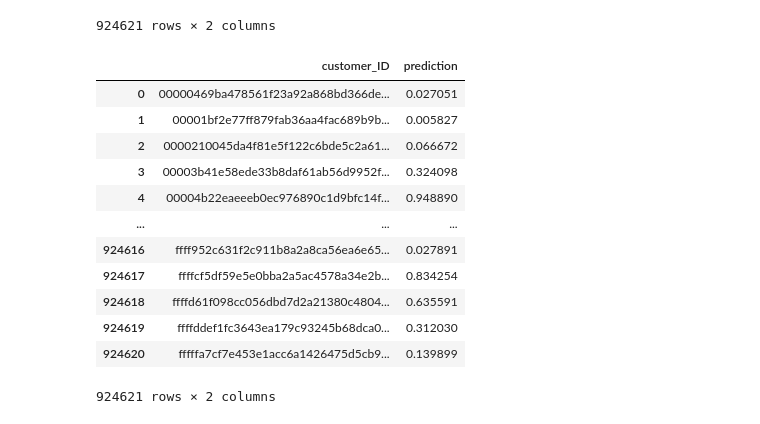
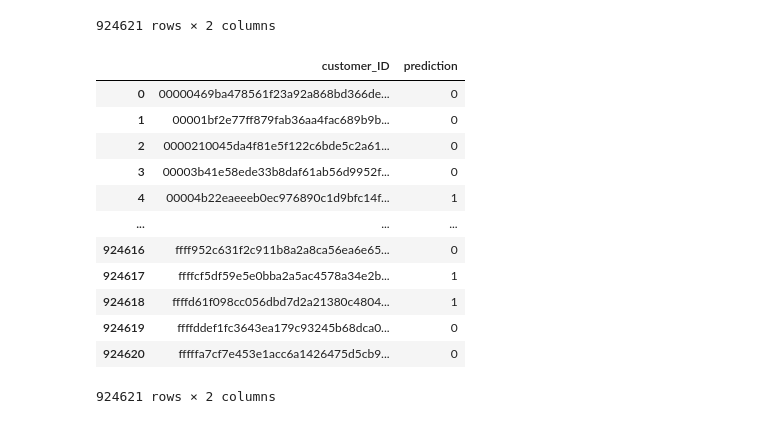
Before and after one commit to Roshinie/kaggle-amex-prediction, a Jupyter notebook: ml-project-modelling.ipynb, the cells around one changed output. Saved outputs shown, nothing was run; the diff lists cells and outputs as text; code cells hidden in the pictures.

Commit message:
Kaggle Notebook | ML Project - Modelling | Version 2

```diff
--- a/ml-project-modelling.ipynb
+++ b/ml-project-modelling.ipynb
@@ -337,9 +321,11 @@ X_test_scale = scaler.transform(X_test)
 # %%
 #Import svm model
 from sklearn import svm
+from sklearn.linear_model import SGDClassifier
 
 #Create a svm Classifier
-svm_model = svm.SVC(kernel='linear') # Linear Kernel
+# svm_model = svm.SVC(kernel='linear') # Linear Kernel
+svm_model = SGDClassifier(loss="log", penalty="l2")
 
 #Train the model using the training sets
 svm_model.fit(X_train_scale,y_train)
@@ -542,10 +518,11 @@ df_test_new_feat = pd.concat([df_test_miss, df_avg_test], axis=1)
 df_test_new_feat.drop(drop_cols, inplace=True, axis=1)
 # %%
 # No scaling used for catboost
-# df_test_scale = scaler.transform(df_test_new_feat)
+df_test_scale = scaler.transform(df_test_new_feat)
 # %%
 # y_pred_submission = xgb_model.predict(df_test_scale)
-y_pred_submission = clf.predict_proba(df_test_new_feat)[:, 1]
+# y_pred_submission = clf.predict_proba(df_test_new_feat)[:, 1]
+y_pred_submission = svm_model.predict(df_test_scale)
 # %%
 y_pred_submission
 # %% [output]
@@ -569,19 +545,19 @@ df_subm
 924621 rows × 2 columns
 # %%
 df_subm["prediction"] = y_pred_submission
-df_subm.to_csv('amex_xgb3.csv', index=False)
+df_subm.to_csv('amex_svm3.csv', index=False)
 df_subm
 # %% [output]
 |  | customer_ID | prediction |
-| 0 | 00000469ba478561f23a92a868bd366de... | 0.027051 |
-| 1 | 00001bf2e77ff879fab36aa4fac689b9b... | 0.005827 |
-| 2 | 0000210045da4f81e5f122c6bde5c2a61... | 0.066672 |
-| 3 | 00003b41e58ede33b8daf61ab56d9952f... | 0.324098 |
-| 4 | 00004b22eaeeeb0ec976890c1d9bfc14f... | 0.948890 |
+| 0 | 00000469ba478561f23a92a868bd366de... | 0 |
+| 1 | 00001bf2e77ff879fab36aa4fac689b9b... | 0 |
+| 2 | 0000210045da4f81e5f122c6bde5c2a61... | 0 |
+| 3 | 00003b41e58ede33b8daf61ab56d9952f... | 0 |
+| 4 | 00004b22eaeeeb0ec976890c1d9bfc14f... | 1 |
 | ... | ... | ... |
-| 924616 | ffff952c631f2c911b8a2a8ca56ea6e65... | 0.027891 |
-| 924617 | ffffcf5df59e5e0bba2a5ac4578a34e2b... | 0.834254 |
-| 924618 | ffffd61f098cc056dbd7d2a21380c4804... | 0.635591 |
-| 924619 | ffffddef1fc3643ea179c93245b68dca0... | 0.312030 |
-| 924620 | fffffa7cf7e453e1acc6a1426475d5cb9... | 0.139899 |
+| 924616 | ffff952c631f2c911b8a2a8ca56ea6e65... | 0 |
+| 924617 | ffffcf5df59e5e0bba2a5ac4578a34e2b... | 1 |
+| 924618 | ffffd61f098cc056dbd7d2a21380c4804... | 1 |
+| 924619 | ffffddef1fc3643ea179c93245b68dca0... | 0 |
+| 924620 | fffffa7cf7e453e1acc6a1426475d5cb9... | 0 |
 924621 rows × 2 columns
```
Also changed, not shown: parts of 11 cells of this notebook.
